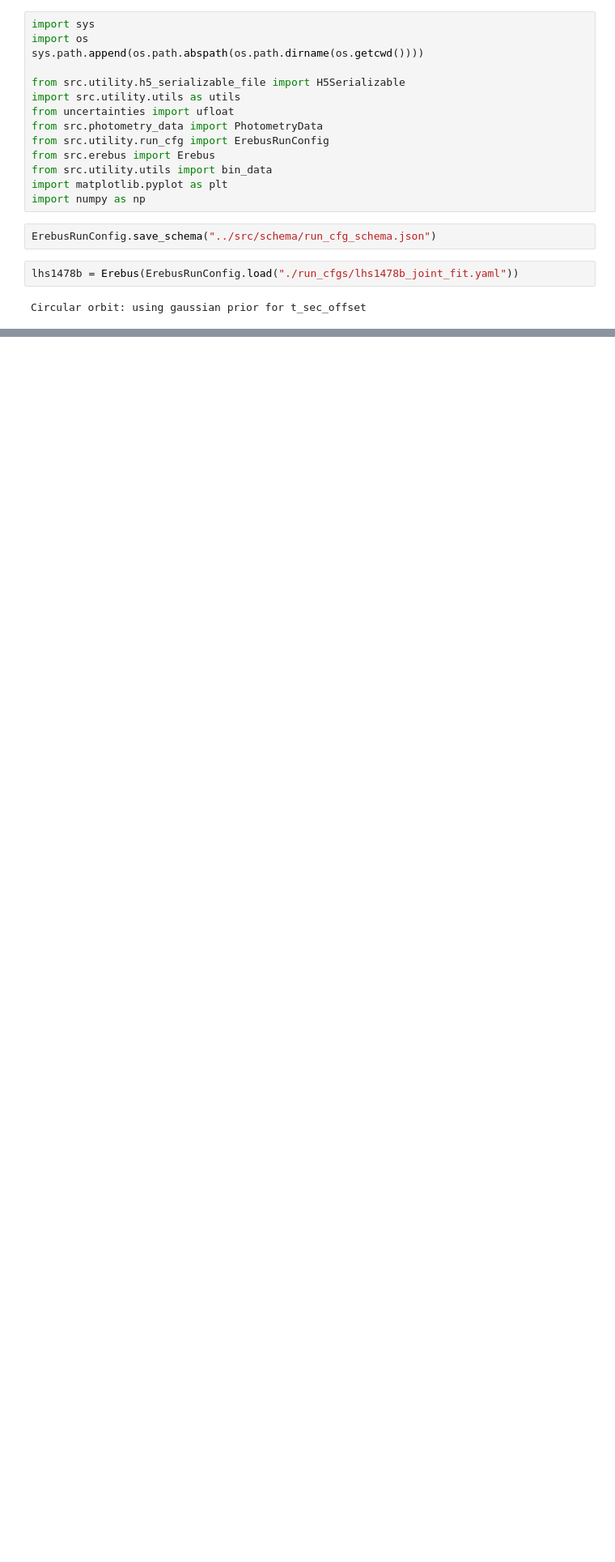
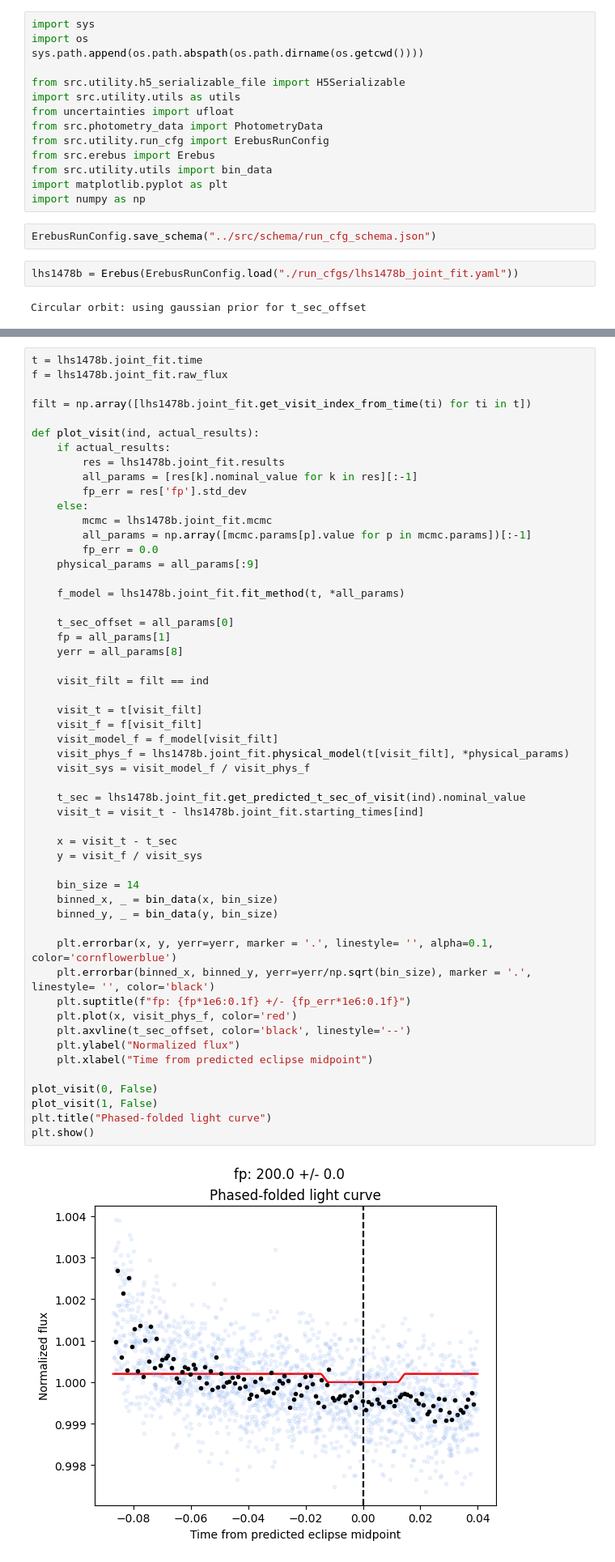
Before and after one commit to nicholasconnors/erebus, a Jupyter notebook: reanalysis_2025/joint_fit.ipynb, the cells around one changed output, grey strips where cells are left out. Shown at 81% size. Cells and saved outputs as stored; diff of their text form; blank space fills up the shorter version.

```diff
--- a/reanalysis_2025/joint_fit.ipynb
+++ b/reanalysis_2025/joint_fit.ipynb
@@ -21,3 +36,58 @@ Circular orbit: using gaussian prior for t_sec_offset
+# %%
+t = lhs1478b.joint_fit.time
+f = lhs1478b.joint_fit.raw_flux
+
+filt = np.array([lhs1478b.joint_fit.get_visit_index_from_time(ti) for ti in t])
+
+def plot_visit(ind, actual_results):
+	if actual_results:
+		res = lhs1478b.joint_fit.results
+		all_params = [res[k].nominal_value for k in res][:-1]
+		fp_err = res['fp'].std_dev
+	else:
+		mcmc = lhs1478b.joint_fit.mcmc
+		all_params = np.array([mcmc.params[p].value for p in mcmc.params])[:-1]
+		fp_err = 0.0
+	physical_params = all_params[:9]
+
+	f_model = lhs1478b.joint_fit.fit_method(t, *all_params)
+
+	t_sec_offset = all_params[0]
+	fp = all_params[1]
+	yerr = all_params[8]
+
+	visit_filt = filt == ind
+
+	visit_t = t[visit_filt]
+	visit_f = f[visit_filt]
+	visit_model_f = f_model[visit_filt]
+	visit_phys_f = lhs1478b.joint_fit.physical_model(t[visit_filt], *physical_params)
+	visit_sys = visit_model_f / visit_phys_f
+
+	t_sec = lhs1478b.joint_fit.get_predicted_t_sec_of_visit(ind).nominal_value
+	visit_t = visit_t - lhs1478b.joint_fit.starting_times[ind]
+
+	x = visit_t - t_sec
+	y = visit_f / visit_sys
+
+	bin_size = 14
+	binned_x, _ = bin_data(x, bin_size)
+	binned_y, _ = bin_data(y, bin_size)
+
+	plt.errorbar(x, y, yerr=yerr, marker = '.', linestyle= '', alpha=0.1, color='cornflowerblue')
+	plt.errorbar(binned_x, binned_y, yerr=yerr/np.sqrt(bin_size), marker = '.', linestyle= '', color='black')
+	plt.suptitle(f"fp: {fp*1e6:0.1f} +/- {fp_err*1e6:0.1f}")
+	plt.plot(x, visit_phys_f, color='red')
+	plt.axvline(t_sec_offset, color='black', linestyle='--')
+	plt.ylabel("Normalized flux")
+	plt.xlabel("Time from predicted eclipse midpoint")
+
+plot_visit(0, False)
+plot_visit(1, False)
+plt.title("Phased-folded light curve")
+plt.show()
+# %% [output]
+[figure, added]
 # %%
 lhs1478b.run()
 # %% [output]
```
Also changed, not shown: parts of 4 cells of this notebook, 2 other files.
